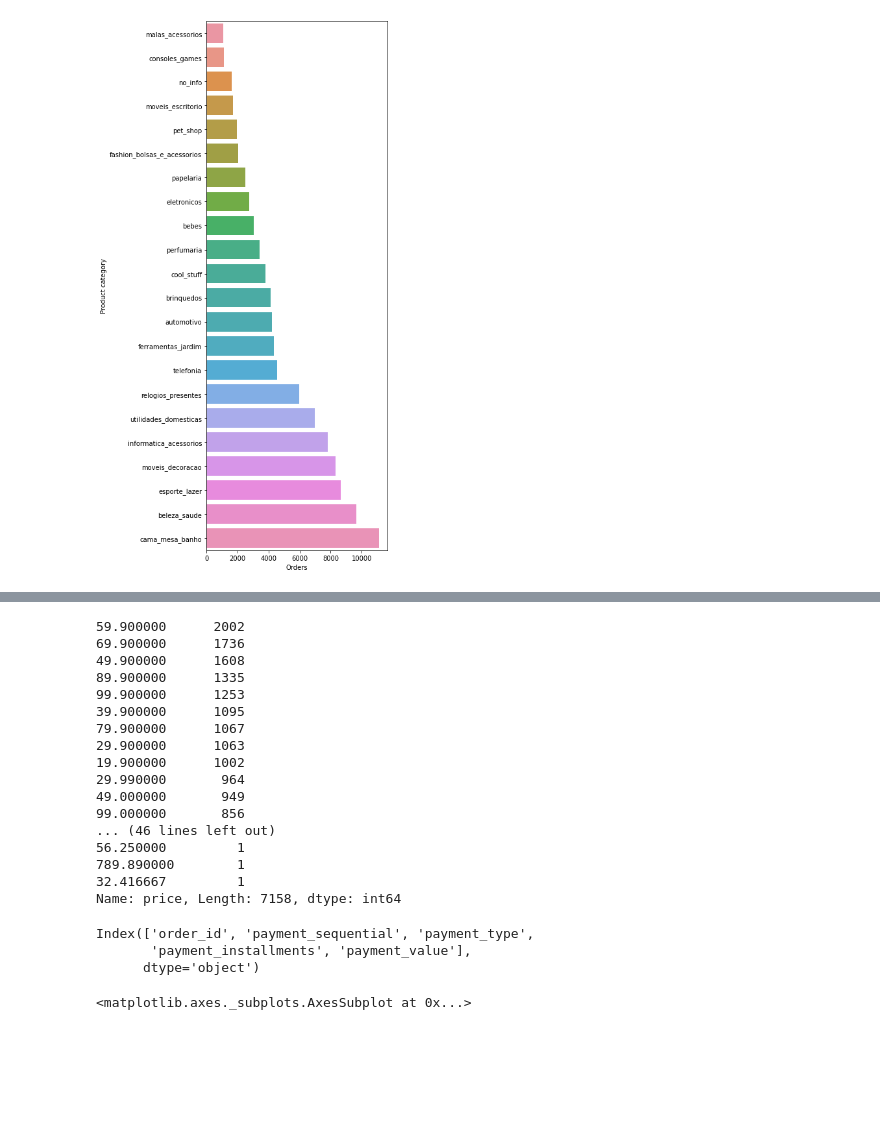
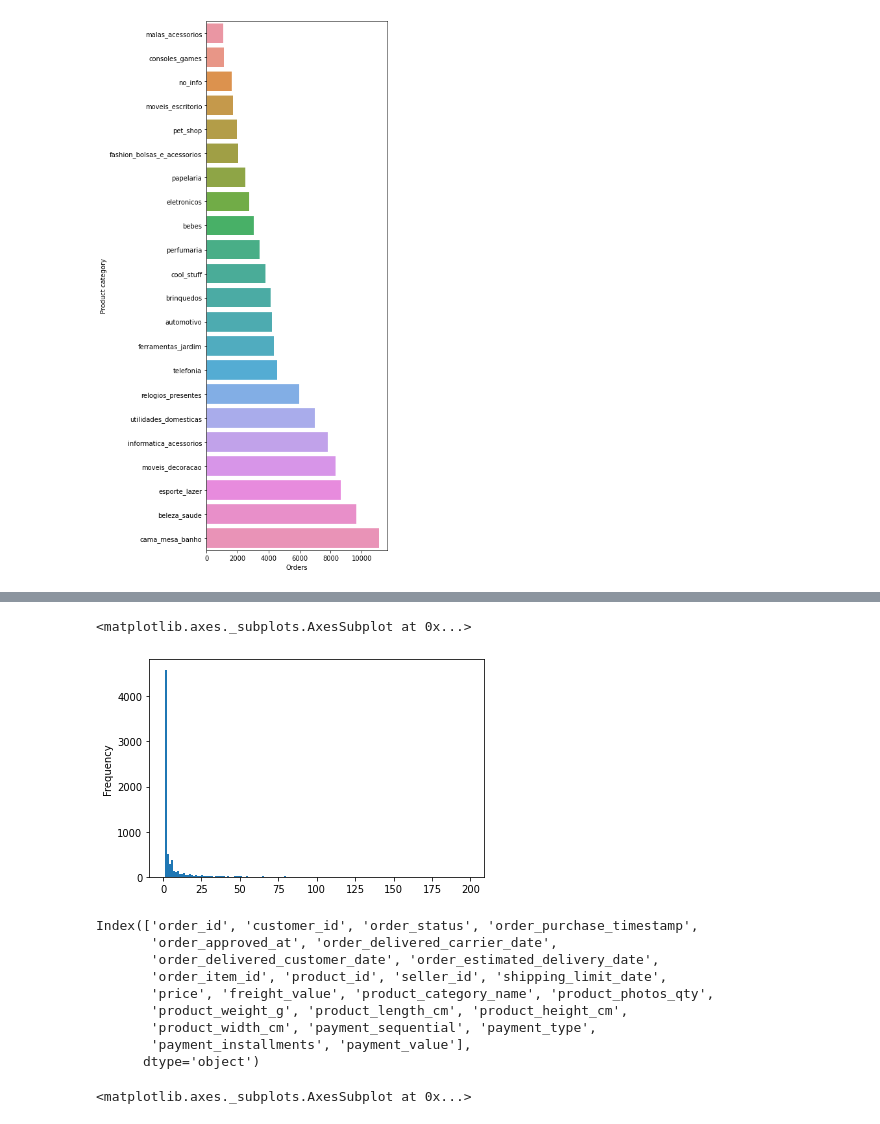
Before and after one commit to laizacavalcante/streamlit_olist, a Jupyter notebook: olist_ecommerce.ipynb, the cells around one changed output, grey strips where cells are left out. Cells and saved outputs as stored; diff of their text form; code cells hidden in the pictures; blank space fills up the shorter version.

```diff
--- a/olist_ecommerce.ipynb
+++ b/olist_ecommerce.ipynb
@@ -296,41 +293,26 @@ Index(['order_id', 'customer_id', 'order_status', 'order_purchase_timestamp',
-# %%
-# The MEAN amount of money spent per order
-# number_orders = orders_items_prods.groupby('order_id')['order_item_id'].aggregate('sum').reset_index()
-# number_orders = number_orders['order_item_id'].value_counts()
-# number_orders.values
-
-
-tt = orders_items_prods.groupby('order_id')['price'].aggregate('mean').reset_index()
-tt = tt['price'].value_counts()
-# orders_items_prods['freight_value'].plot(kind='hist',bins=150)
-tt
-# sns.barplot(x=tt.index,y=tt.values,color="green")
-# sns.bar
-# %% [output]
-59.900000      2002
-69.900000      1736
-49.900000      1608
-89.900000      1335
-99.900000      1253
-39.900000      1095
-79.900000      1067
-29.900000      1063
-19.900000      1002
-29.990000       964
-49.000000       949
-99.000000       856
-... (46 lines left out)
-56.250000         1
-789.890000        1
-32.416667         1
-Name: price, Length: 7158, dtype: int64
-# %%
-df_order_pay.columns
-# %% [output]
-Index(['order_id', 'payment_sequential', 'payment_type',
-       'payment_installments', 'payment_value'],
-      dtype='object')
+# %%
+# The MEAN amount of money spent per order
+number_orders = orders_items_prods.groupby('order_id')['price'].aggregate('mean').reset_index()
+number_orders = number_orders['price'].value_counts()
+number_orders[number_orders<200].plot(kind='hist',bins=150)
+
+# This plotting is misleading, because was groupped unique values not the "mean of values between 59,00 to 59,99"
+# So, I should spent a little more time thinking to plot this correctly. Maybe categorizing data, ou plotting by state
+# %% [output]
+<matplotlib.axes._subplots.AxesSubplot at 0x...>
+[figure, added]
 # %%
-df_order_pay.columns
+# Merge dataset with order_pay
 df_merge2 = pd.merge(orders_items_prods, df_order_pay, on='order_id')
+df_merge2.columns
+# %% [output]
+Index(['order_id', 'customer_id', 'order_status', 'order_purchase_timestamp',
+       'order_approved_at', 'order_delivered_carrier_date',
+       'order_delivered_customer_date', 'order_estimated_delivery_date',
+       'order_item_id', 'product_id', 'seller_id', 'shipping_limit_date',
+       'price', 'freight_value', 'product_category_name', 'product_photos_qty',
+       'product_weight_g', 'product_length_cm', 'product_height_cm',
+       'product_width_cm', 'payment_sequential', 'payment_type',
+       'payment_installments', 'payment_value'],
+      dtype='object')
 # %%
```
Also changed, not shown: parts of 24 cells of this notebook.
